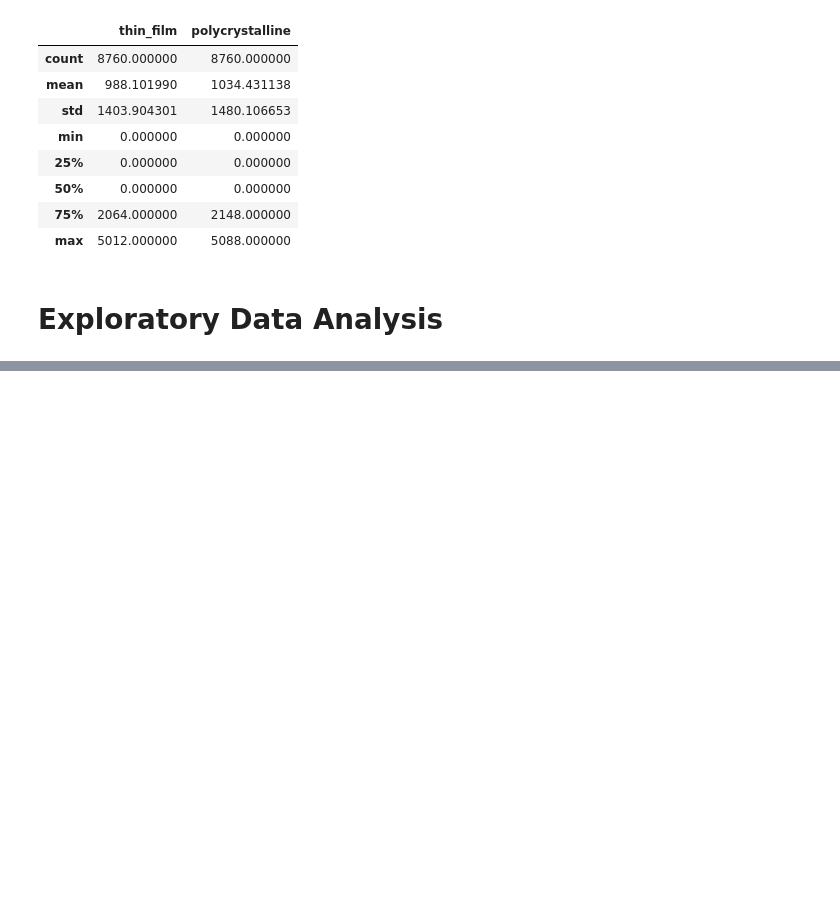
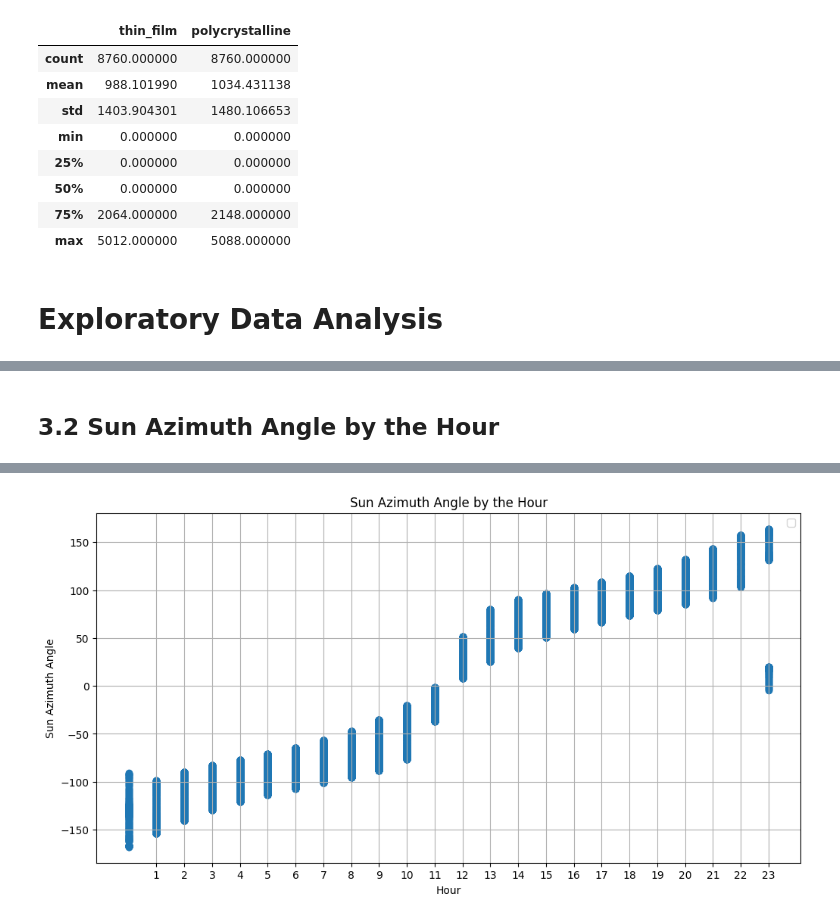
Before and after one commit to alialmulla97/PV-Energy-Output-Regression, a Jupyter notebook: PV_Energy_Predictor.ipynb, the cells around one changed output, grey strips where cells are left out. Saved outputs shown, nothing was run; the diff lists cells and outputs as text; code cells hidden in the pictures; blank space fills up the shorter version.

```diff
--- a/PV_Energy_Predictor.ipynb
+++ b/PV_Energy_Predictor.ipynb
@@ -294,0 +349,21 @@ energy[["thin_film","polycrystalline"]].describe()
+# %% [markdown]
+## 3.2 Sun Azimuth Angle by the Hour
+# %%
+# Calculating the sun azimuth angle by the hour
+sun_azimuth_angle_by_hour = energy[["hour","sun_azimuth_angle"]]
+
+# Figure size
+plt.figure(figsize = (12, 6))
+
+# Plotting the scatter plot for sun azimuth angle by hour
+plt.scatter(sun_azimuth_angle_by_hour["hour"], sun_azimuth_angle_by_hour["sun_azimuth_angle"])
+
+# Plot labels
+plt.xlabel("Hour")
+plt.ylabel("Sun Azimuth Angle")
+plt.title("Sun Azimuth Angle by the Hour")
+plt.grid(True)
+plt.legend()
+plt.xticks(np.arange(1, 24, 1))  # Ensuring all hours are shown on the x-axis
+plt.show()
+# %% [output]
@@ -294,0 +371 @@ energy[["thin_film","polycrystalline"]].describe()
+[figure, added]
```
Also changed, not shown: parts of 27 cells of this notebook.
